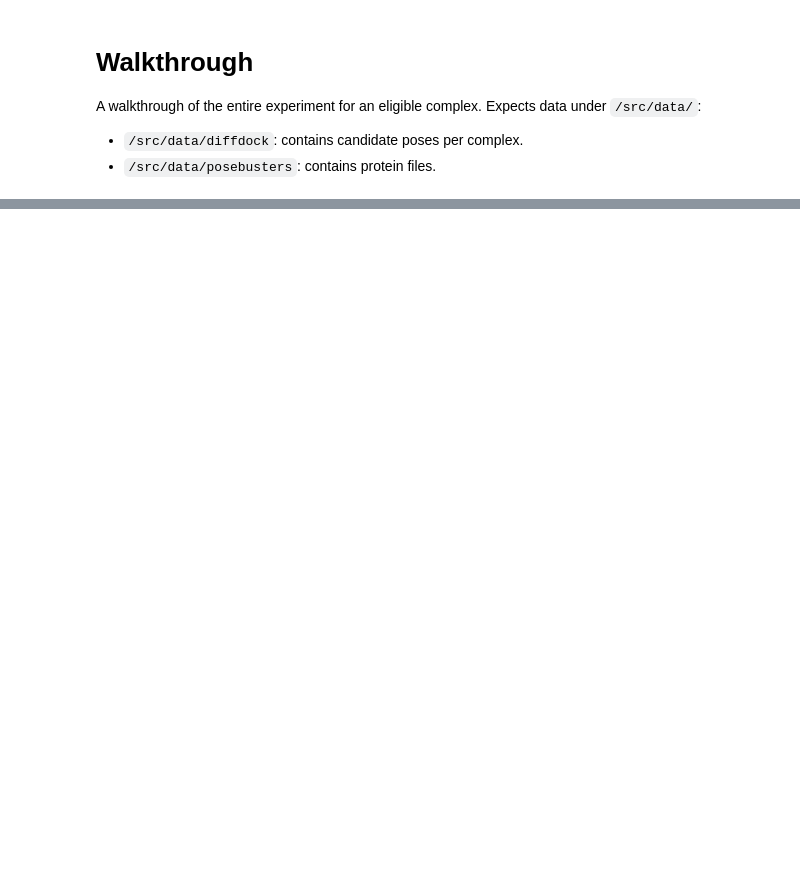
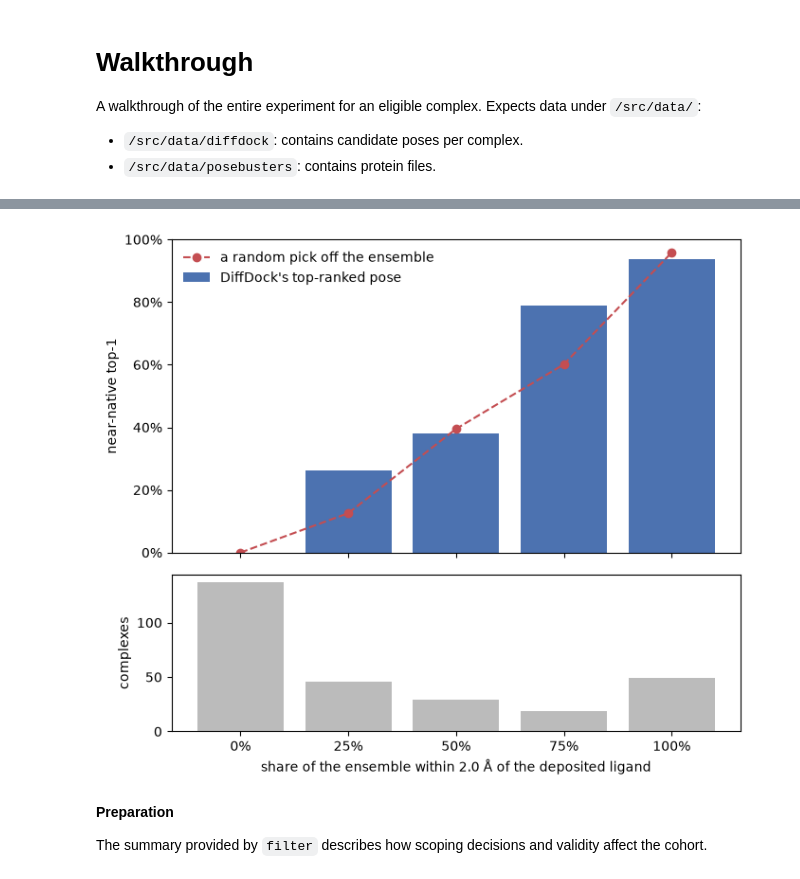
Before and after one commit to matthewgomezcullen/sapt-preproc, a Jupyter notebook: src/walkthrough.ipynb, the cells around one changed output, grey strips where cells are left out. Saved outputs shown, nothing was run; the diff lists cells and outputs as text; code cells hidden in the pictures; blank space fills up the shorter version.

```diff
--- a/src/walkthrough.ipynb
+++ b/src/walkthrough.ipynb
@@ -133,0 +126,2 @@ Processing 1 of 1 batches (1 sequences)
+# %%
+rows, figure = motivation.run()
@@ -133,0 +143,9 @@ Processing 1 of 1 batches (1 sequences)
+# %%
+%matplotlib inline
+figure
+# %% [output]
+[figure, added]
+# %% [markdown]
+**Preparation**
+
+The summary provided by `filter` describes how scoping decisions and validity affect the cohort.
```
Also changed, not shown: parts of 28 cells of this notebook, 4 other files.
